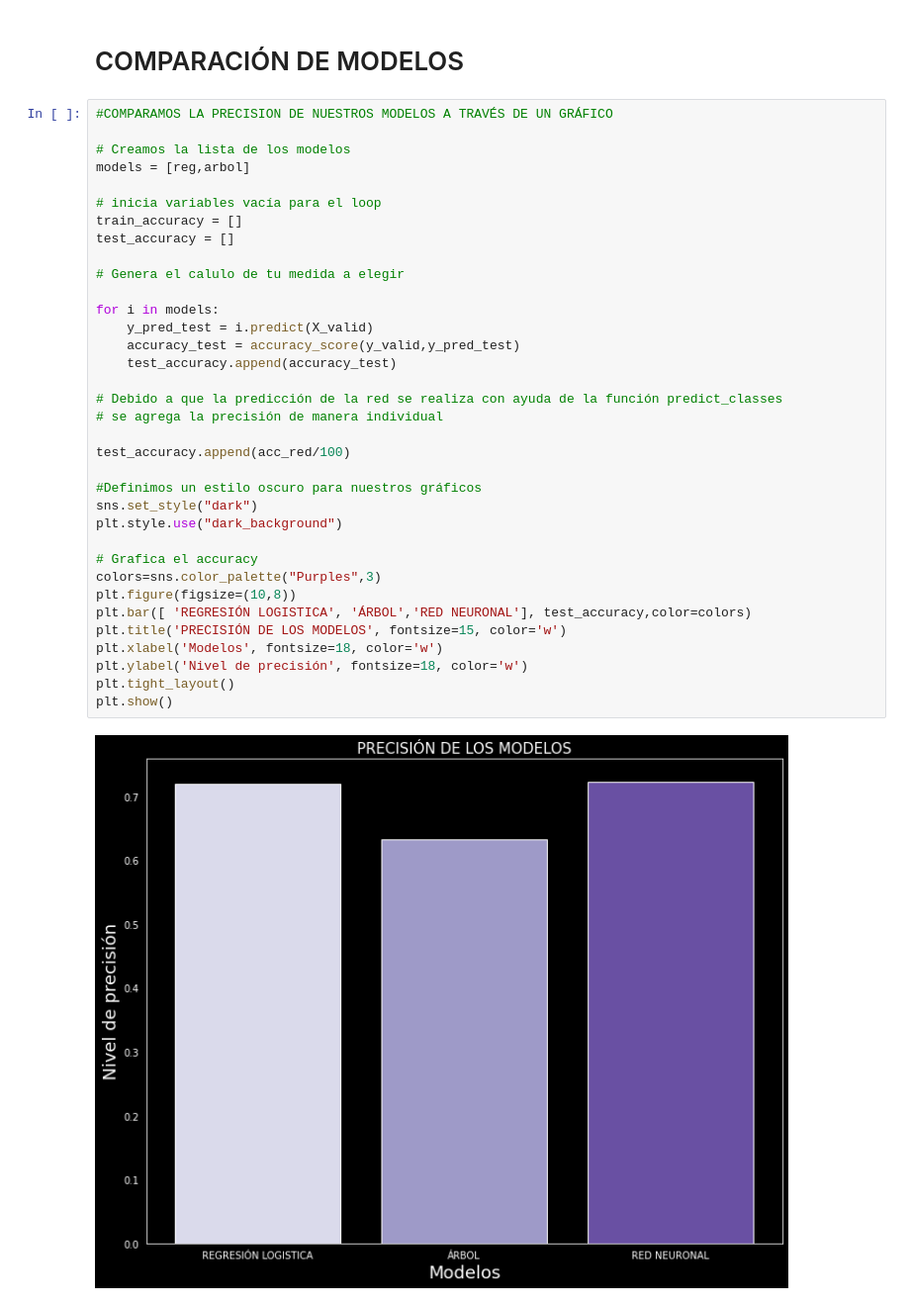
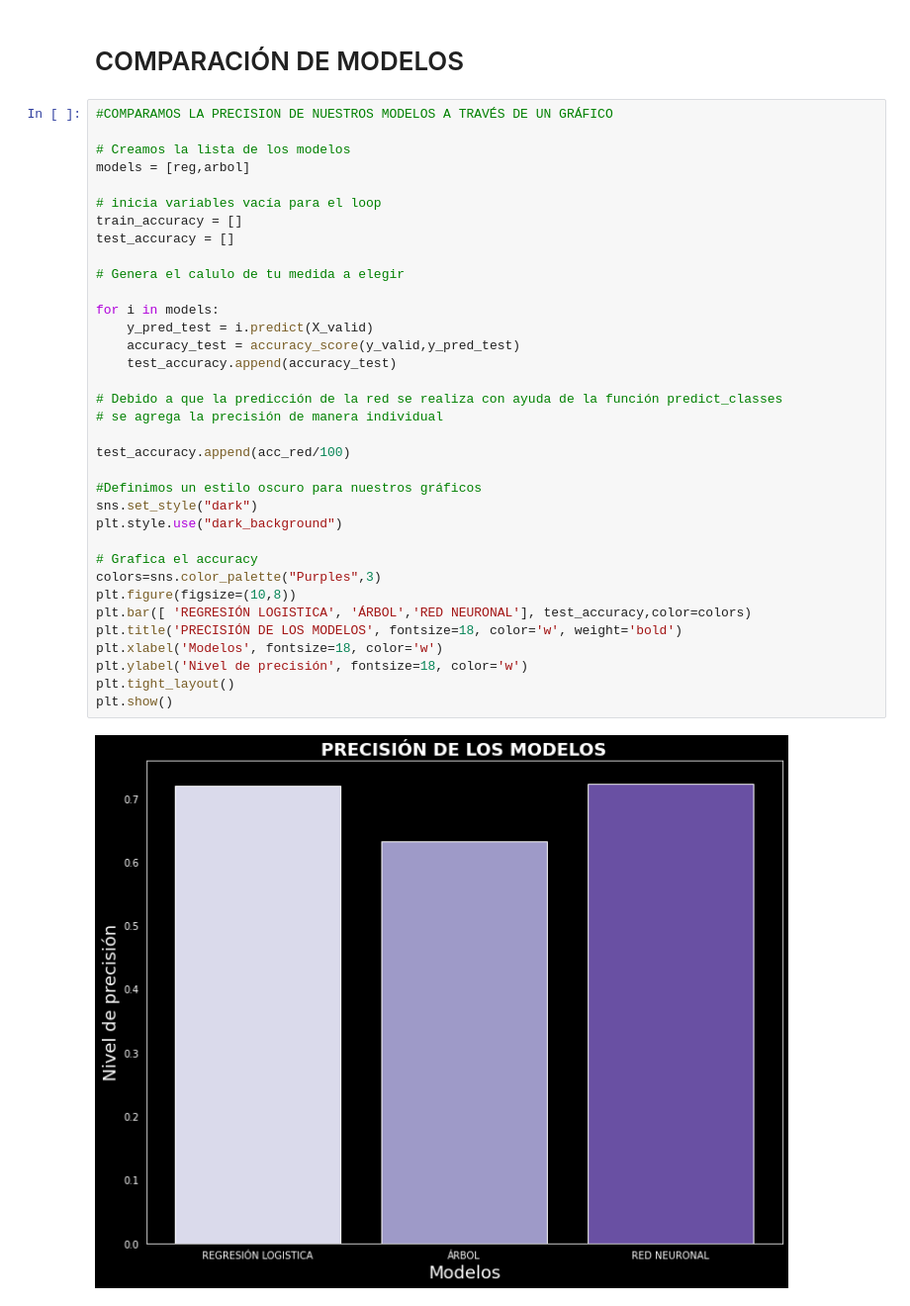
Before and after one commit to angyf/Proyecto_Final, a Jupyter notebook: modelos_finales.ipynb, the cells around one changed output. Shown: that part at 99% size. Drawn from its saved outputs; the diff is of its cells as text.

```diff
--- a/modelos_finales.ipynb
+++ b/modelos_finales.ipynb
@@ -521,35 +521,35 @@ models = [reg,arbol]
 
 # inicia variables vacía para el loop
 train_accuracy = []
 test_accuracy = []
 
 # Genera el calulo de tu medida a elegir
 
 for i in models:
     y_pred_test = i.predict(X_valid)
     accuracy_test = accuracy_score(y_valid,y_pred_test)
     test_accuracy.append(accuracy_test)
 
 # Debido a que la predicción de la red se realiza con ayuda de la función predict_classes
 # se agrega la precisión de manera individual
 
 test_accuracy.append(acc_red/100)
 
 #Definimos un estilo oscuro para nuestros gráficos
 sns.set_style("dark")
 plt.style.use("dark_background")
 
 # Grafica el accuracy
 colors=sns.color_palette("Purples",3)
 plt.figure(figsize=(10,8))
 plt.bar([ 'REGRESIÓN LOGISTICA', 'ÁRBOL','RED NEURONAL'], test_accuracy,color=colors)
-plt.title('PRECISIÓN DE LOS MODELOS', fontsize=15, color='w')
+plt.title('PRECISIÓN DE LOS MODELOS', fontsize=18, color='w', weight='bold')
 plt.xlabel('Modelos', fontsize=18, color='w')
 plt.ylabel('Nivel de precisión', fontsize=18, color='w')
 plt.tight_layout()
 plt.show()
 # %% [output]
-[figure, old version]
+[figure, new version]
 # %%
 #COMPARAMOS LA SENSIBILIDAD DE NUESTROS MODELOS A TRAVÉS DE UN GRÁFICO
 
```
Also changed, not shown: parts of 5 cells of this notebook.
